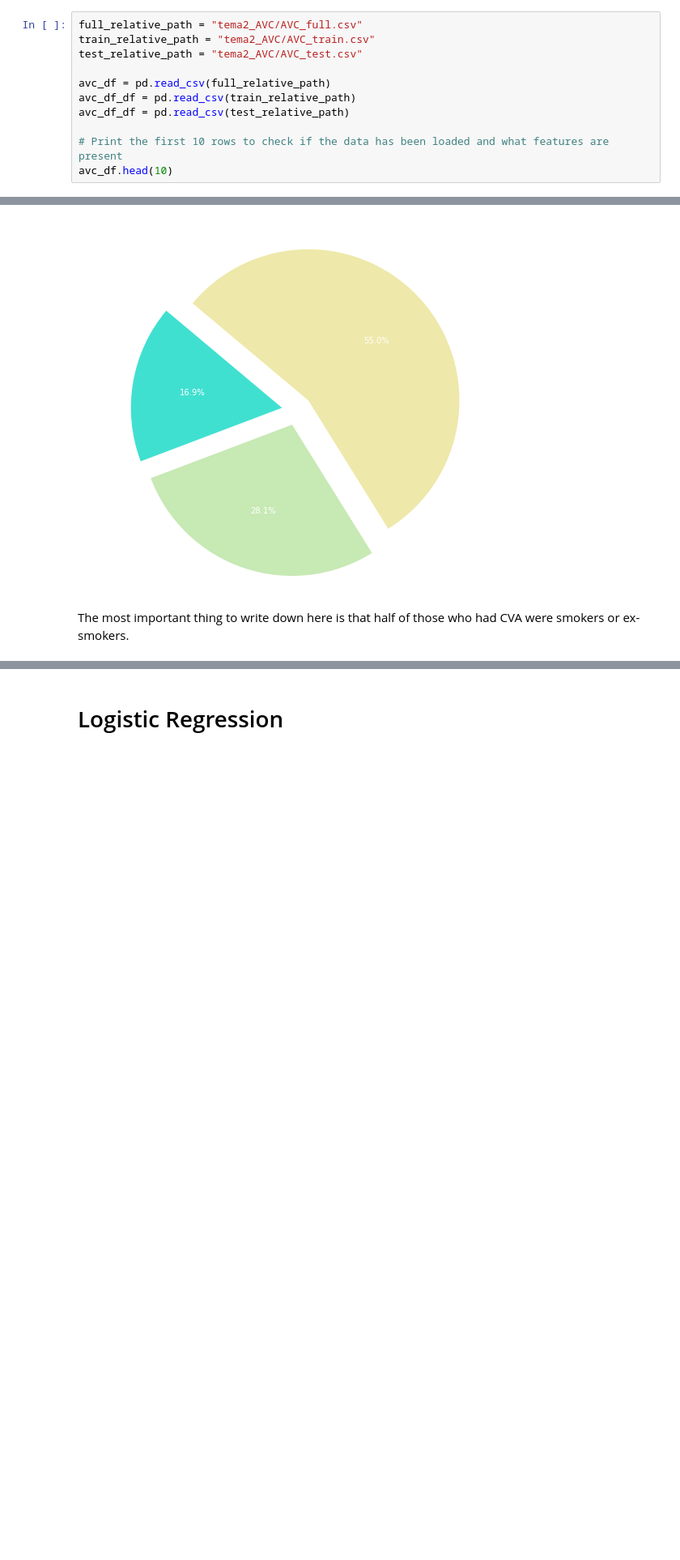
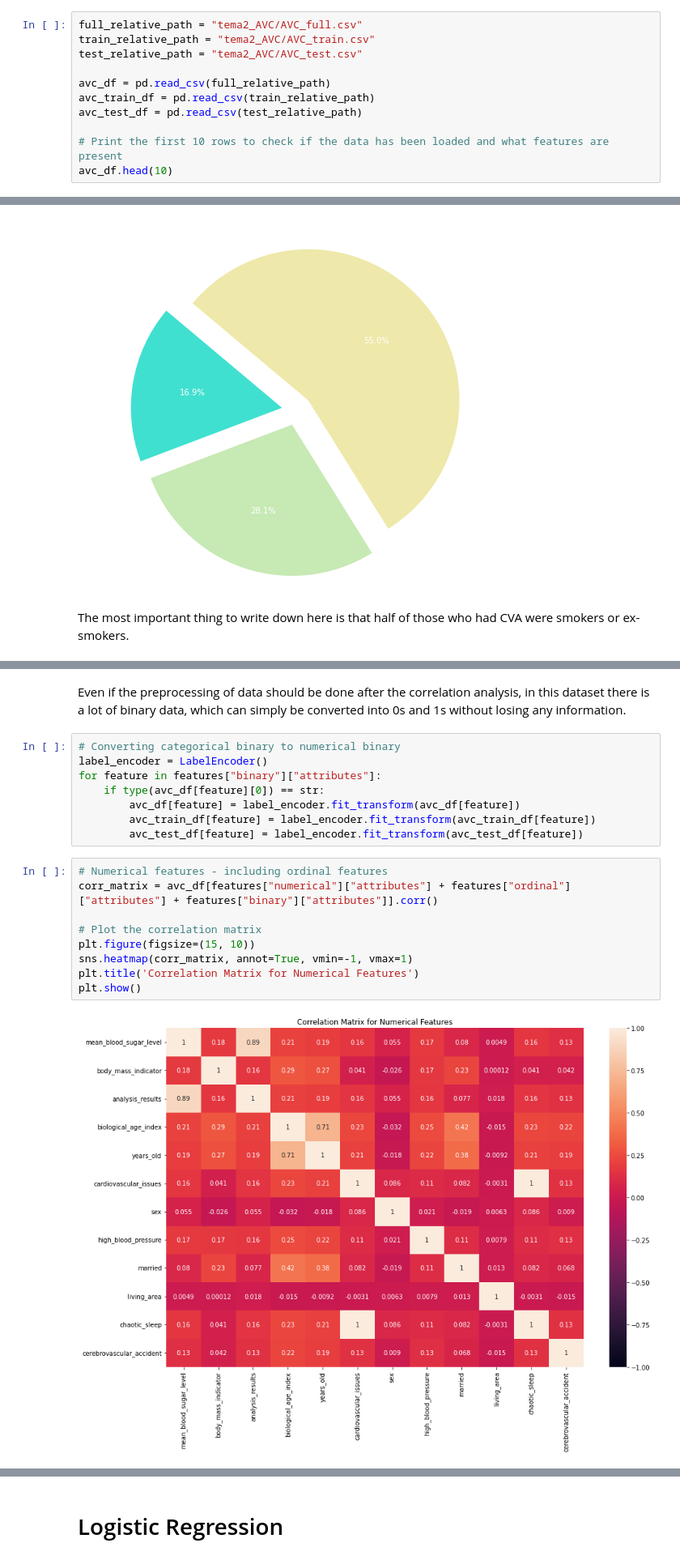
Before and after one commit to avramstefan/DS-Salary-AVC, a Jupyter notebook: main.ipynb, the cells around one changed output, grey strips where cells are left out. Shown at 81% size. Drawn from its saved outputs; the diff is of its cells as text; blank space fills up the shorter version.

```diff
--- a/main.ipynb
+++ b/main.ipynb
@@ -461,8 +461,8 @@ train_relative_path = "tema2_AVC/AVC_train.csv"
 test_relative_path = "tema2_AVC/AVC_test.csv"
 
 avc_df = pd.read_csv(full_relative_path)
-avc_df_df = pd.read_csv(train_relative_path)
-avc_df_df = pd.read_csv(test_relative_path)
+avc_train_df = pd.read_csv(train_relative_path)
+avc_test_df = pd.read_csv(test_relative_path)
 
 # Print the first 10 rows to check if the data has been loaded and what features are present
 avc_df.head(10)
@@ -736,0 +739,21 @@ The most important thing to write down here is that half of those who had CVA we
+# %% [markdown]
+Even if the preprocessing of data should be done after the correlation analysis, in this dataset there is a lot of binary data, which can simply be converted into 0s and 1s without losing any information.
+# %%
+# Converting categorical binary to numerical binary
+label_encoder = LabelEncoder()
+for feature in features["binary"]["attributes"]:
+    if type(avc_df[feature][0]) == str:
+        avc_df[feature] = label_encoder.fit_transform(avc_df[feature])
+        avc_train_df[feature] = label_encoder.fit_transform(avc_train_df[feature])
+        avc_test_df[feature] = label_encoder.fit_transform(avc_test_df[feature])
+# %%
+# Numerical features - including ordinal features
+corr_matrix = avc_df[features["numerical"]["attributes"] + features["ordinal"]["attributes"] + features["binary"]["attributes"]].corr()
+
+# Plot the correlation matrix
+plt.figure(figsize=(15, 10))
+sns.heatmap(corr_matrix, annot=True, vmin=-1, vmax=1)
+plt.title('Correlation Matrix for Numerical Features')
+plt.show()
+# %% [output]
+[figure, added]
```
Also changed, not shown: parts of 4 cells of this notebook.
